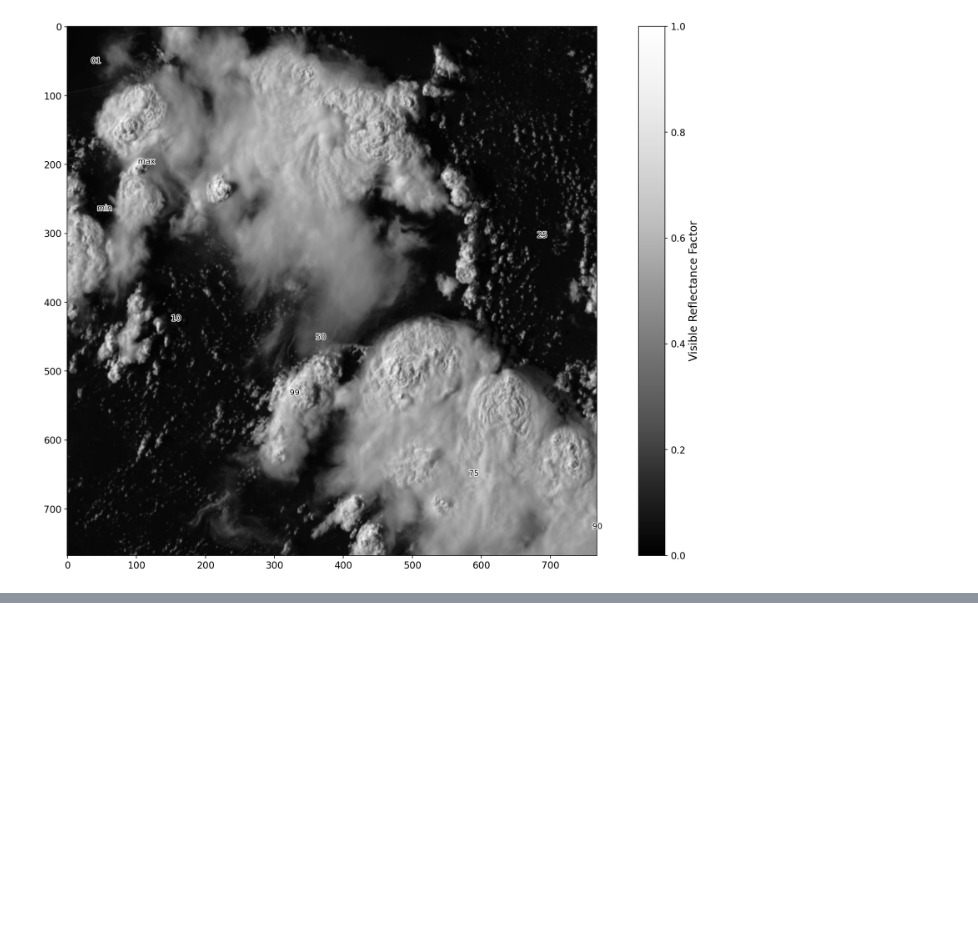
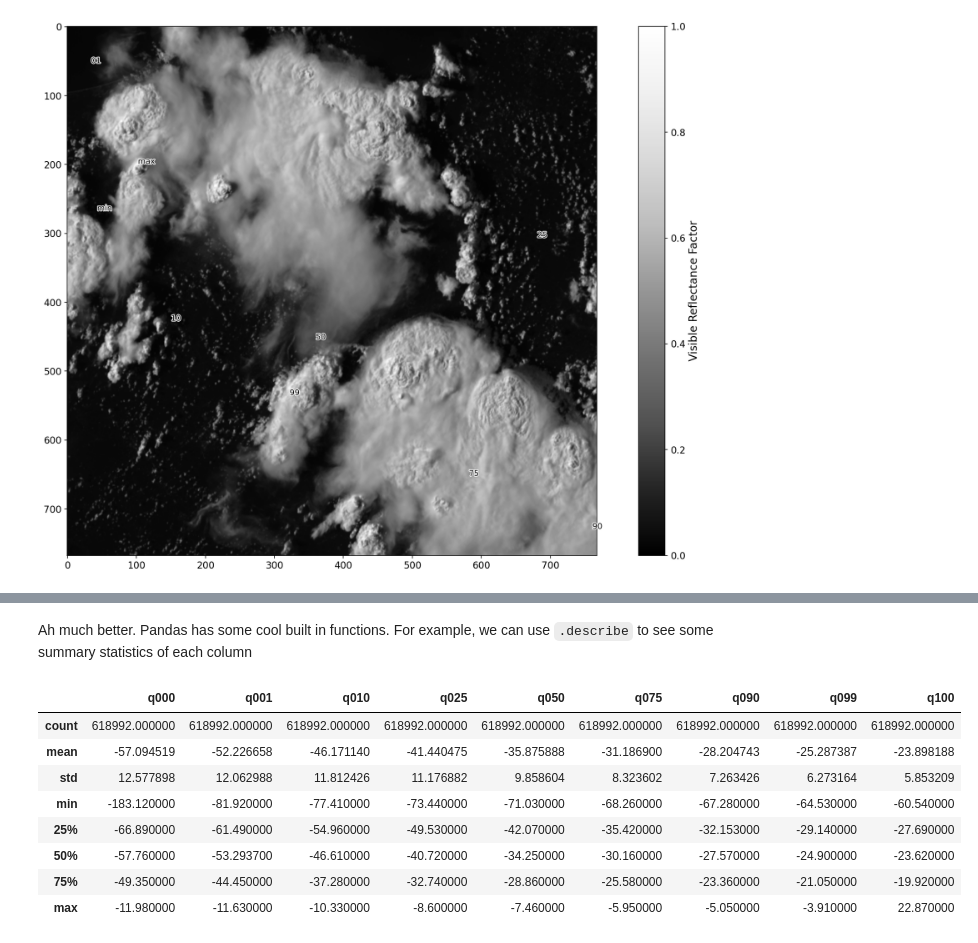
Before and after one commit to ai2es/WAF_ML_Tutorial_Part1, a Jupyter notebook: jupyter_notebooks/Notebook2_Feature_Engineering.ipynb, the cells around one changed output, grey strips where cells are left out. Cells and saved outputs as stored; diff of their text form; code cells hidden in the pictures; blank space fills up the shorter version.

````diff
--- a/jupyter_notebooks/Notebook2_Feature_Engineering.ipynb
+++ b/jupyter_notebooks/Notebook2_Feature_Engineering.ipynb
@@ -139,0 +173,14 @@ Please proceed on to Notebook 3.
+# %% [markdown]
+Ah much better. Pandas has some cool built in functions. For example, we can use ```.describe``` to see some summary statistics of each column
+# %%
+df.describe()
+# %% [output]
+|  | q000 | q001 | q010 | q025 | q050 | q075 | q090 | q099 | q100 |
+| count | 618992.000000 | 618992.000000 | 618992.000000 | 618992.000000 | 618992.000000 | 618992.000000 | 618992.000000 | 618992.000000 | 618992.000000 |
+| mean | -57.094519 | -52.226658 | -46.171140 | -41.440475 | -35.875888 | -31.186900 | -28.204743 | -25.287387 | -23.898188 |
+| std | 12.577898 | 12.062988 | 11.812426 | 11.176882 | 9.858604 | 8.323602 | 7.263426 | 6.273164 | 5.853209 |
+| min | -183.120000 | -81.920000 | -77.410000 | -73.440000 | -71.030000 | -68.260000 | -67.280000 | -64.530000 | -60.540000 |
+| 25% | -66.890000 | -61.490000 | -54.960000 | -49.530000 | -42.070000 | -35.420000 | -32.153000 | -29.140000 | -27.690000 |
+| 50% | -57.760000 | -53.293700 | -46.610000 | -40.720000 | -34.250000 | -30.160000 | -27.570000 | -24.900000 | -23.620000 |
+| 75% | -49.350000 | -44.450000 | -37.280000 | -32.740000 | -28.860000 | -25.580000 | -23.360000 | -21.050000 | -19.920000 |
+| max | -11.980000 | -11.630000 | -10.330000 | -8.600000 | -7.460000 | -5.950000 | -5.050000 | -3.910000 | 22.870000 |
````
Also changed, not shown: parts of 10 cells of this notebook, 1 other file.
